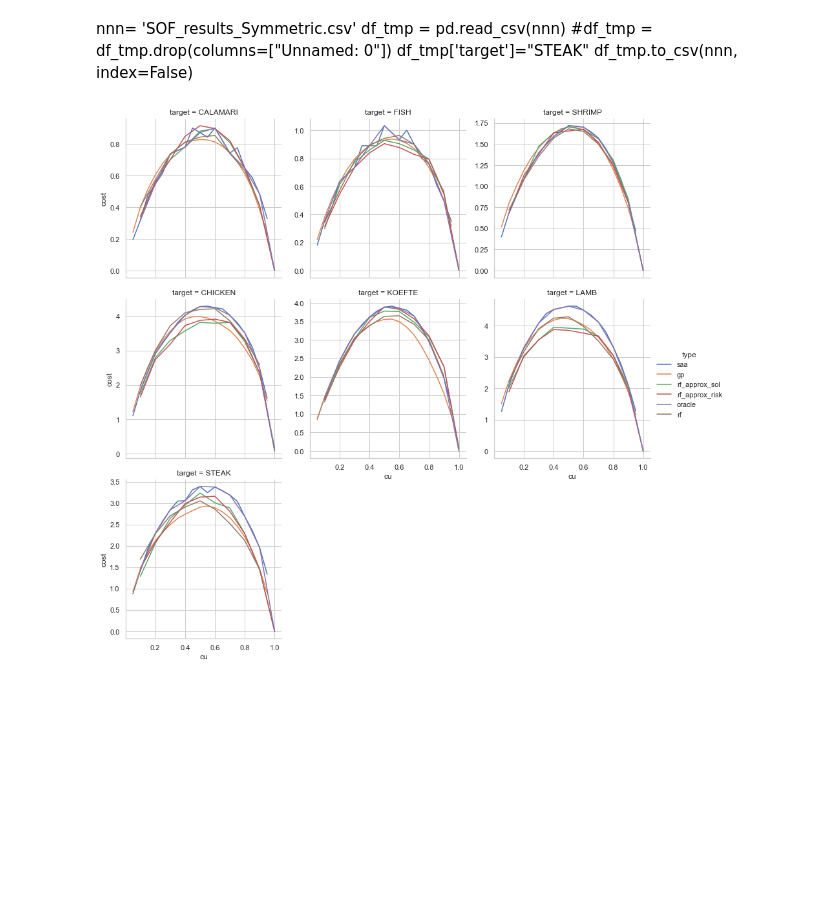
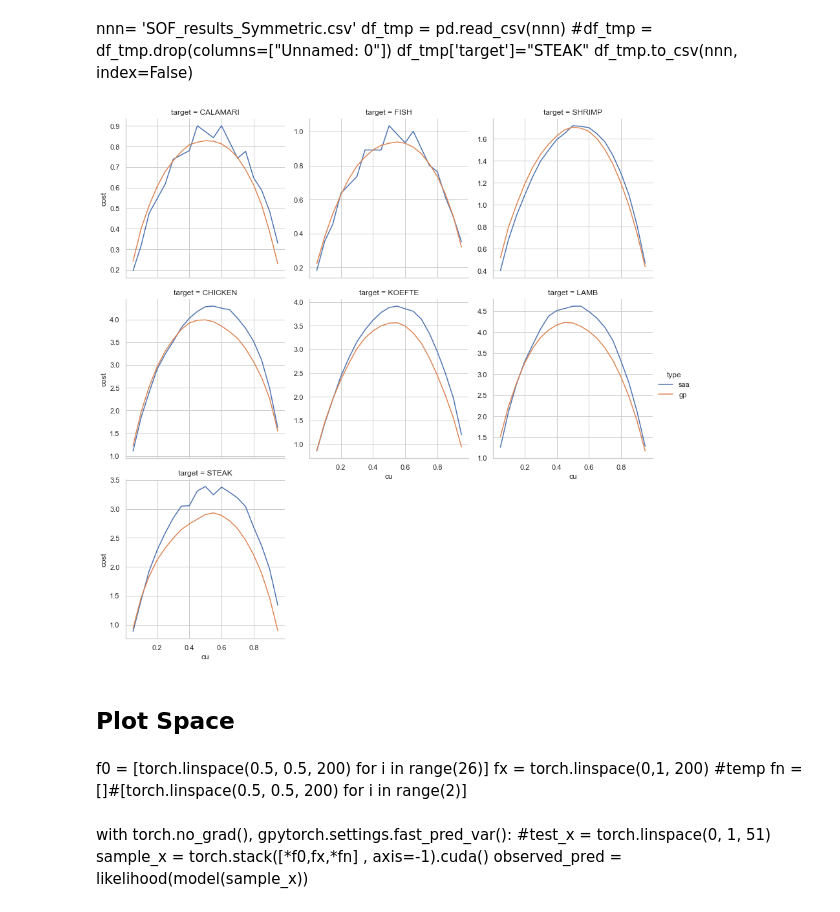
Before and after one commit to matjesg/gp, a Jupyter notebook: nbs_dev/GP_YAZ.ipynb, the cells around one changed output. Cells and saved outputs as stored; diff of their text form; code cells hidden in the pictures; blank space fills up the shorter version.

```diff
--- a/nbs_dev/GP_YAZ.ipynb
+++ b/nbs_dev/GP_YAZ.ipynb
@@ -26,6 +26,8 @@ res = []
 for target in ['CALAMARI', 'FISH', 'SHRIMP', 'CHICKEN', 'KOEFTE', 'LAMB', 'STEAK']:
     df = pd.read_csv(path_ds/'yaz_steak.csv')
     df.drop(columns=['DEMAND_DATE', 'STEAK'], inplace=True)
+    #df_add = pd.read_csv(path_ds/'yaz_data.csv')
+    #df = pd.concat([df, df_add[['WIND', 'RAINFALL', 'TEMPERATURE']]], axis=1)
     df_target = pd.read_csv(path_ds/'yaz_target.csv')
     print(df_target.columns)
     df['target'] = df_target[target]
@@ -90,7 +92,7 @@ for target in ['CALAMARI', 'FISH', 'SHRIMP', 'CHICKEN', 'KOEFTE', 'LAMB', 'STEAK
     model.eval()
     likelihood.eval()
 
-    with torch.no_grad(), gpytorch.settings.fast_pred_var(), gpytorch.beta_features.checkpoint_kernel(1000):
+    with torch.no_grad(), gpytorch.settings.fast_pred_var():
         observed_pred = likelihood(model(test_x))
         #observed_pred_train = likelihood(model(train_x))
 
@@ -147,14 +149,25 @@ df_tmp = pd.read_csv(nnn)
 df_tmp['target']="STEAK"
 df_tmp.to_csv(nnn, index=False)
 # %%
-#df_plot = df_res
-df_plot = pd.read_csv('res_data/gp_all-paste.csv')
+df_plot = df_res
+#df_plot = pd.read_csv('res_data/gp_all-paste.csv')
 df_plot = df_plot[~(df_plot.type.isin(["rf_rf", "rf_grf", "rf_oracle"]))]
 #df_plot = df_plot[~(df_plot.type.isin(["rf_approx_risk", "rf_approx_sol", "oracle"]))]
 #df_plot = df_plot[~(df_plot.type.isin(["saa", "rf"]))]
 sns.set(rc={'figure.figsize':(15,15)})
 sns.set_style('whitegrid')
 sns.relplot(data=df_plot, x="cu", y="cost",col_wrap=3,facet_kws={'sharey':False},
     col="target", hue="type",kind="line", aspect=1, height=4);
 # %% [output]
-[figure, old version]
+[figure, new version]
+# %% [markdown]
+## Plot Space
+# %% [markdown]
+f0 = [torch.linspace(0.5, 0.5, 200) for i in range(26)]
+fx = torch.linspace(0,1, 200) #temp
+fn = []#[torch.linspace(0.5, 0.5, 200) for i in range(2)]
+# %% [markdown]
+with torch.no_grad(), gpytorch.settings.fast_pred_var():
+    #test_x = torch.linspace(0, 1, 51)
+    sample_x = torch.stack([*f0,fx,*fn] , axis=-1).cuda()
+    observed_pred = likelihood(model(sample_x))
```
Also changed, not shown: parts of 1 cell of this notebook, 5 other files.
